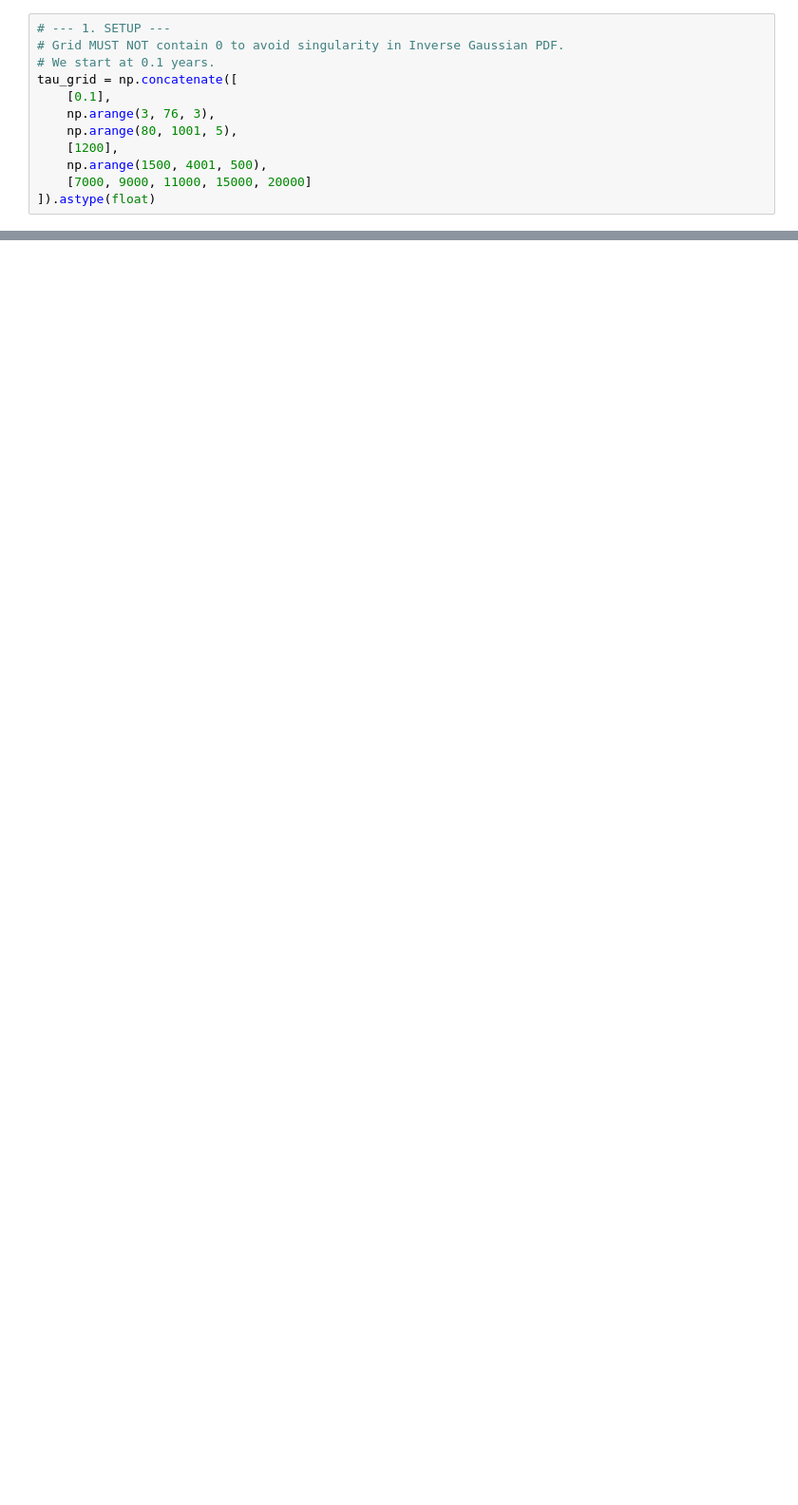
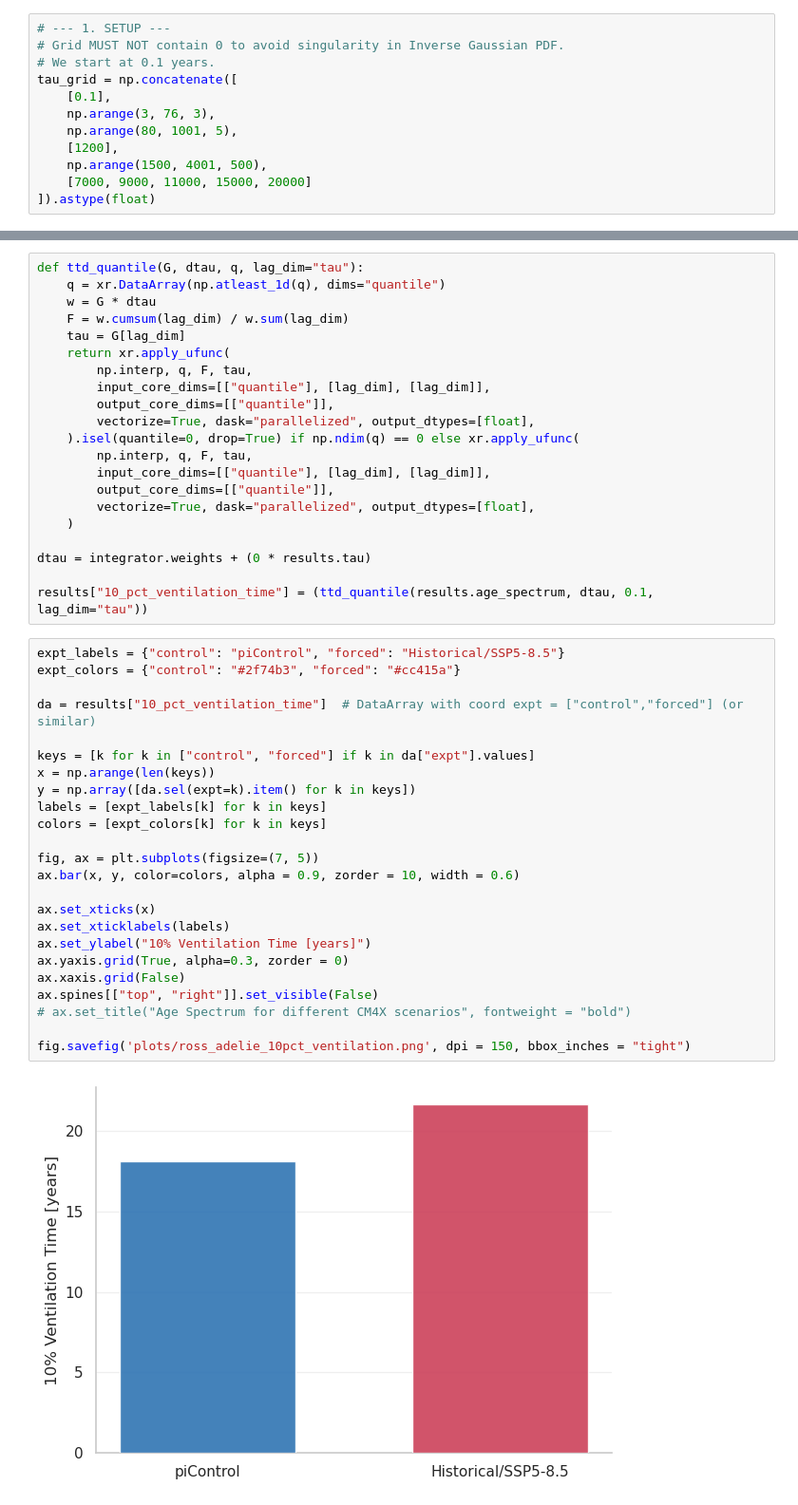
Before and after one commit to anthony-meza/CM4XAbyssalSWMT, a Jupyter notebook: notebooks/3.process_ttds_from_tracer_observations.ipynb, the cells around one changed output, grey strips where cells are left out. Shown at 95% size. Cells and saved outputs as stored; diff of their text form; blank space fills up the shorter version.

```diff
--- a/notebooks/3.process_ttds_from_tracer_observations.ipynb
+++ b/notebooks/3.process_ttds_from_tracer_observations.ipynb
@@ -159,0 +235,47 @@ ax.legend()
+# %%
+def ttd_quantile(G, dtau, q, lag_dim="tau"):
+    q = xr.DataArray(np.atleast_1d(q), dims="quantile")
+    w = G * dtau
+    F = w.cumsum(lag_dim) / w.sum(lag_dim)
+    tau = G[lag_dim]
+    return xr.apply_ufunc(
+        np.interp, q, F, tau,
+        input_core_dims=[["quantile"], [lag_dim], [lag_dim]],
+        output_core_dims=[["quantile"]],
+        vectorize=True, dask="parallelized", output_dtypes=[float],
+    ).isel(quantile=0, drop=True) if np.ndim(q) == 0 else xr.apply_ufunc(
+        np.interp, q, F, tau,
+        input_core_dims=[["quantile"], [lag_dim], [lag_dim]],
+        output_core_dims=[["quantile"]],
+        vectorize=True, dask="parallelized", output_dtypes=[float],
+    )
+
+dtau = integrator.weights + (0 * results.tau)
+
+results["10_pct_ventilation_time"] = (ttd_quantile(results.age_spectrum, dtau, 0.1, lag_dim="tau"))
+# %%
+expt_labels = {"control": "piControl", "forced": "Historical/SSP5-8.5"}
+expt_colors = {"control": "#2f74b3", "forced": "#cc415a"}
+
+da = results["10_pct_ventilation_time"]  # DataArray with coord expt = ["control","forced"] (or similar)
+
+keys = [k for k in ["control", "forced"] if k in da["expt"].values]
+x = np.arange(len(keys))
+y = np.array([da.sel(expt=k).item() for k in keys])
+labels = [expt_labels[k] for k in keys]
+colors = [expt_colors[k] for k in keys]
+
+fig, ax = plt.subplots(figsize=(7, 5))
+ax.bar(x, y, color=colors, alpha = 0.9, zorder = 10, width = 0.6)
+
+ax.set_xticks(x)
+ax.set_xticklabels(labels)
+ax.set_ylabel("10% Ventilation Time [years]")
+ax.yaxis.grid(True, alpha=0.3, zorder = 0)
+ax.xaxis.grid(False)
+ax.spines[["top", "right"]].set_visible(False)
+# ax.set_title("Age Spectrum for different CM4X scenarios", fontweight = "bold")
+
+fig.savefig('plots/ross_adelie_10pct_ventilation.png', dpi = 150, bbox_inches = "tight")
+# %% [output]
+[figure, added]
```
Also changed, not shown: parts of 12 cells of this notebook, 4 other files.
